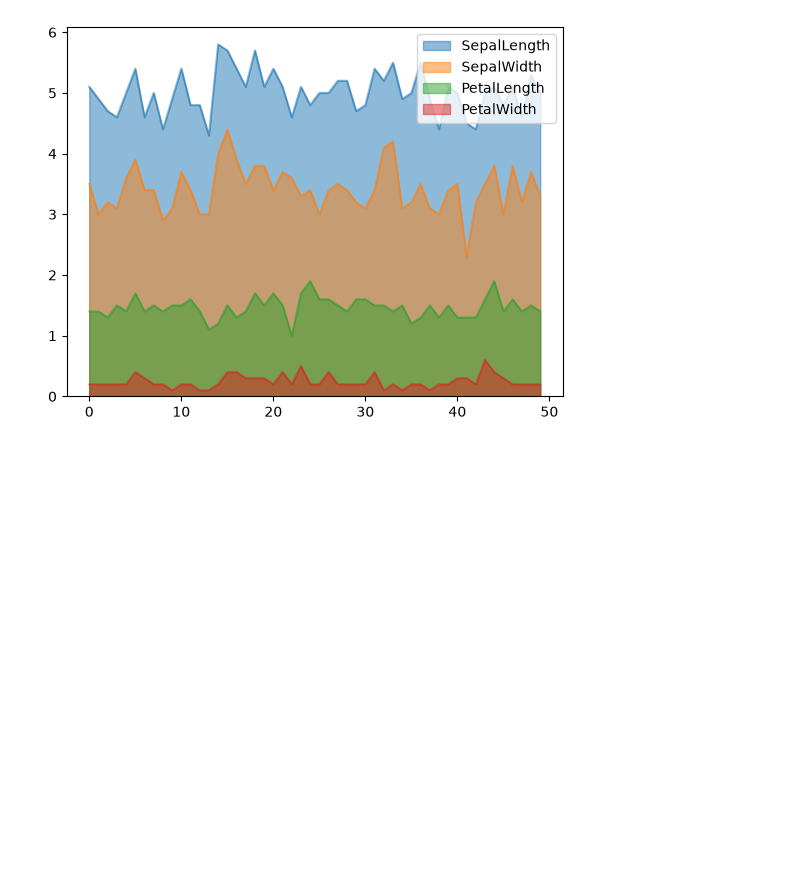
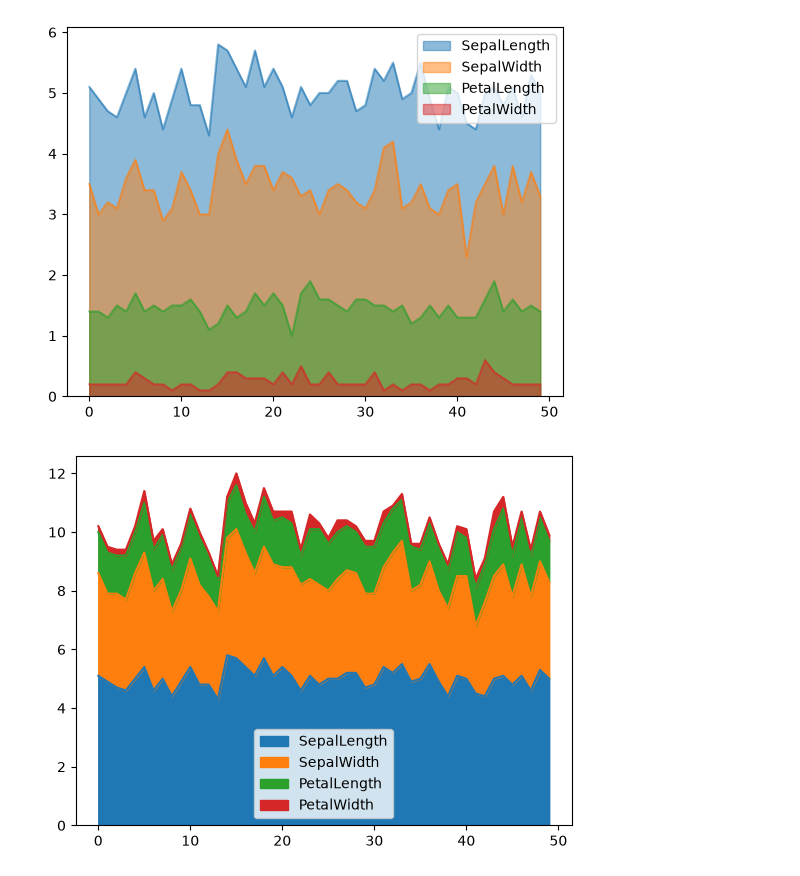
Before and after one commit to GTAPRO7/Python_Programming, a Jupyter notebook: Classworks/04-11-2026.ipynb, the cells around one changed output. Drawn from its saved outputs; the diff is of its cells as text; code cells hidden in the pictures; blank space fills up the shorter version.

```diff
--- a/Classworks/04-11-2026.ipynb
+++ b/Classworks/04-11-2026.ipynb
@@ -126,3 +127,10 @@ setosa.plot.area(stacked = False)
 plt.show()
 # %% [output]
 [figure]
+# %%
+#Area Plot
+
+setosa.plot.area(stacked = True)
+plt.show()
+# %% [output]
+[figure, added]
```
Also changed, not shown: parts of 7 cells of this notebook, 12 other files.
